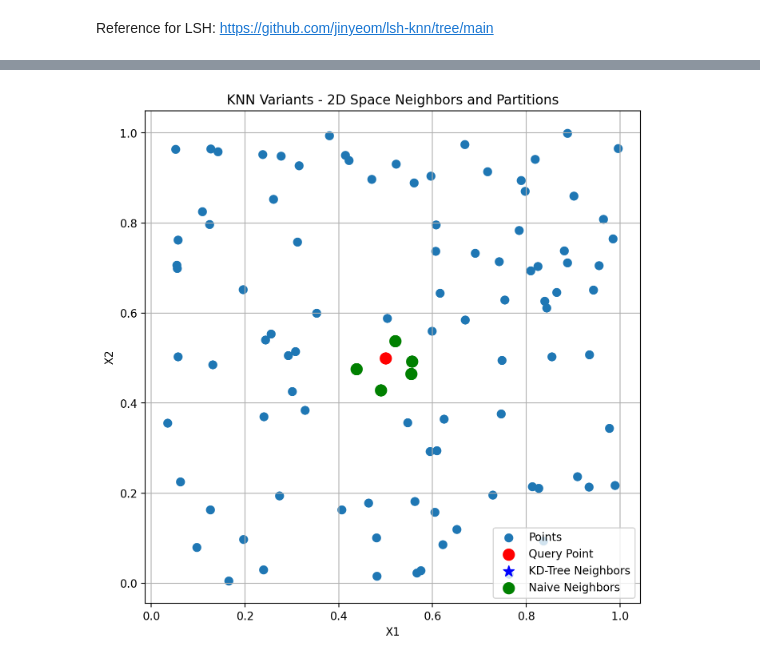
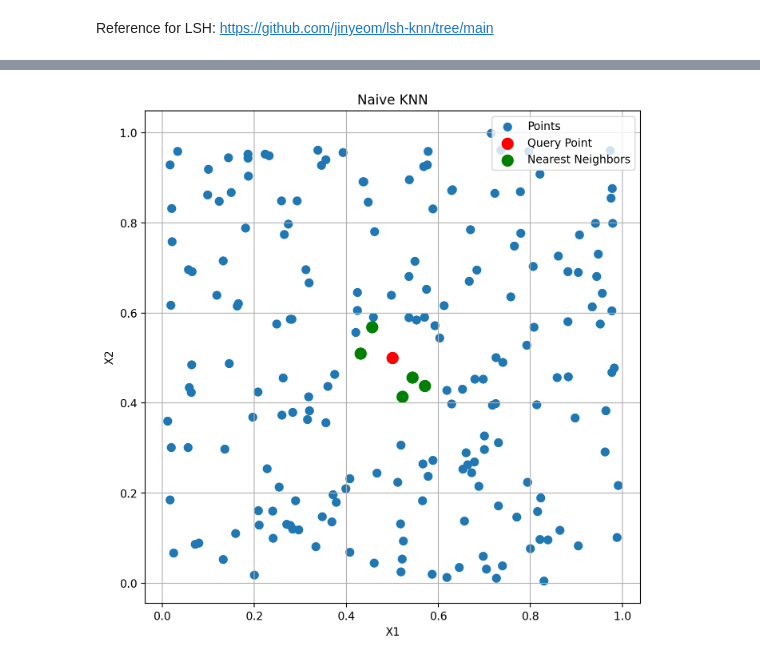
Before and after one commit to HarinarayanJ/ML-Assignment-4, a Jupyter notebook: Assignment4_Q2.ipynb, the cells around one changed output, grey strips where cells are left out. Saved outputs shown, nothing was run; the diff lists cells and outputs as text; code cells hidden in the pictures.

```diff
--- a/Assignment4_Q2.ipynb
+++ b/Assignment4_Q2.ipynb
@@ -105,33 +36,24 @@ for N in dataset_sizes:
 # %%
 # Generate 2D dataset and query point
-X_2d = np.random.rand(100, 2)
+np.random.seed(0)
+X_2d = np.random.rand(200, 2)
 query_pt_2d = np.array([0.5, 0.5])
 
-# Fit and query each KNN method
-
-kdtree_2d = KDTreeKNN()
-kdtree_2d.fit(X_2d)
-kdtree_indices = kdtree_2d.query(query_pt_2d, k=5)
 
 naive_2d = NaiveKNN()
 naive_2d.fit(X_2d)
 naive_indices = naive_2d.query(query_pt_2d, k=5)
 
-# Plot dataset and highlight neighbors
 plt.figure(figsize=(8, 8))
 plt.scatter(X_2d[:, 0], X_2d[:, 1], label="Points", s=50)
 plt.scatter(query_pt_2d[0], query_pt_2d[1], color='red', label="Query Point", s=100)
+plt.scatter(X_2d[naive_indices, 0], X_2d[naive_indices, 1], color='green', label="Nearest Neighbors", s=100)
 
-# Highlight Neighbors found by each method
-plt.scatter(X_2d[kdtree_indices][:, 0], X_2d[kdtree_indices][:, 1], color='blue', label="KD-Tree Neighbors", marker="*", s=100)
-plt.scatter(X_2d[naive_indices][:, 0], X_2d[naive_indices][:, 1], color='green', label="Naive Neighbors", marker="o", s=100)
-
-# Display partitions if any method applies them
 plt.legend()
-plt.title("KNN Variants - 2D Space Neighbors and Partitions")
+plt.title("Naive KNN")
 plt.xlabel("X1")
 plt.ylabel("X2")
 plt.grid(True)
 plt.show()
 # %% [output]
-[figure, old version]
+[figure, new version]
```
Also changed, not shown: parts of 11 cells of this notebook.
